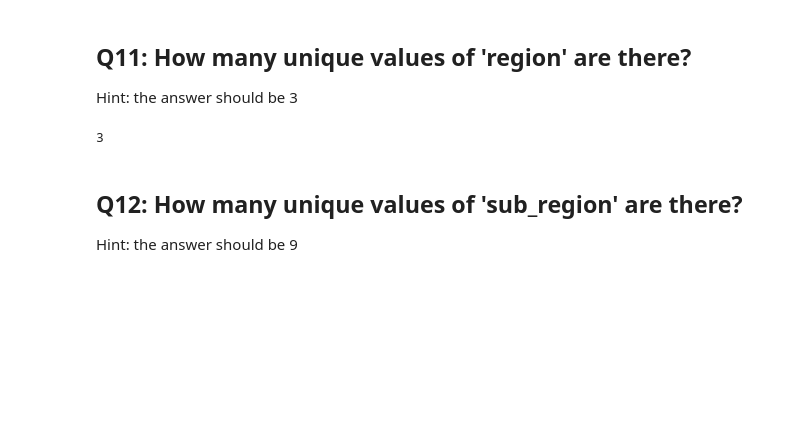
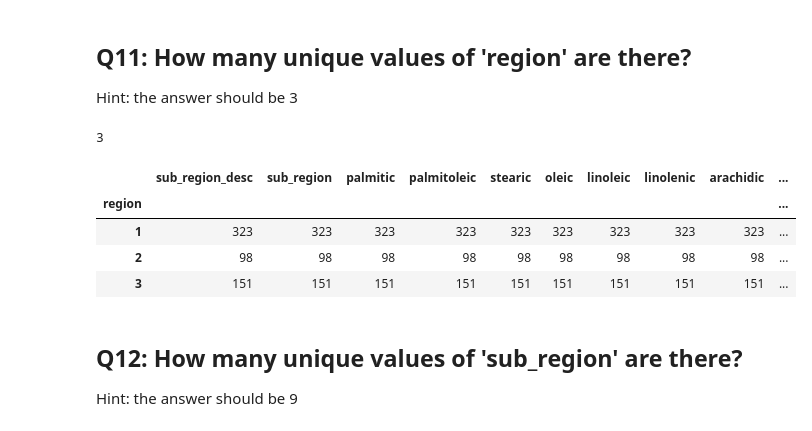
Before and after one commit to ejm714/dsp, a Jupyter notebook: python/pandas/3_pandas_olive_answers_ejm714.ipynb, the cells around one changed output. Drawn from its saved outputs; the diff is of its cells as text; code cells hidden in the pictures; blank space fills up the shorter version.

Commit message:
added group_by

```diff
--- a/python/pandas/3_pandas_olive_answers_ejm714.ipynb
+++ b/python/pandas/3_pandas_olive_answers_ejm714.ipynb
@@ -136,6 +136,14 @@ Hint:  the answer should be 3
 len(df['region'].unique())
 # %% [output]
 3
+# %%
+df.groupby('region').count()
+# %% [output]
+|  | sub_region_desc | sub_region | palmitic | palmitoleic | stearic | oleic | linoleic | linolenic | arachidic | ... |
+| region |  |  |  |  |  |  |  |  |  | ... |
+| 1 | 323 | 323 | 323 | 323 | 323 | 323 | 323 | 323 | 323 | ... |
+| 2 | 98 | 98 | 98 | 98 | 98 | 98 | 98 | 98 | 98 | ... |
+| 3 | 151 | 151 | 151 | 151 | 151 | 151 | 151 | 151 | 151 | ... |
 # %% [markdown]
 ## Q12:  How many unique values of 'sub_region' are there?
 
```
Also changed, not shown: parts of 2 cells of this notebook.
